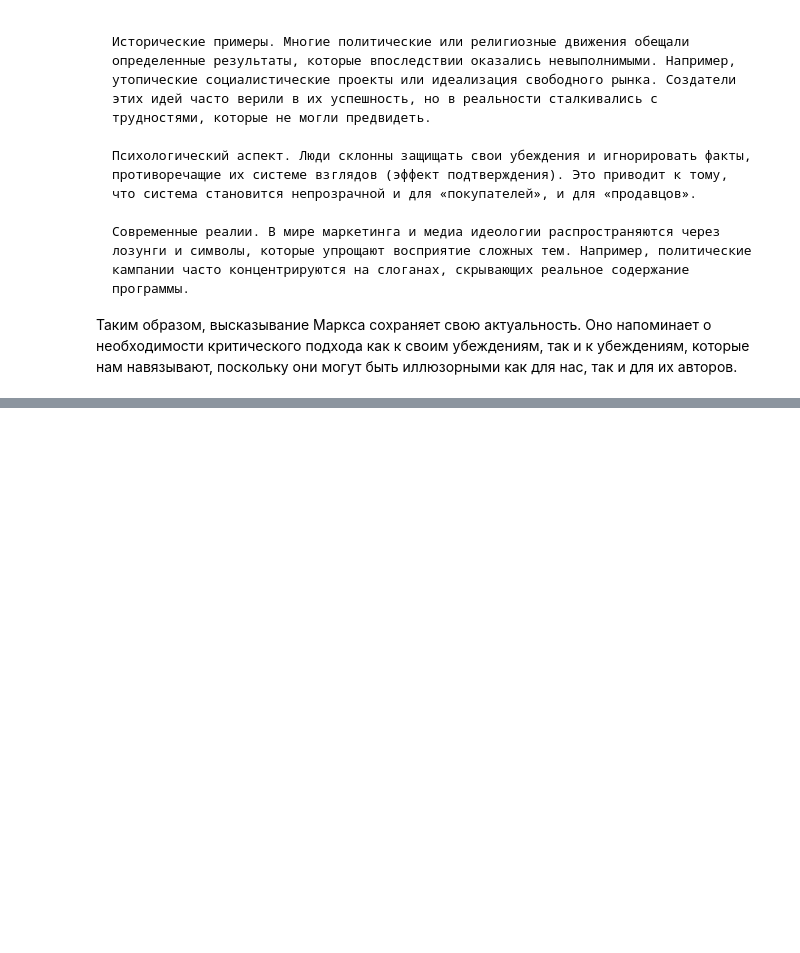
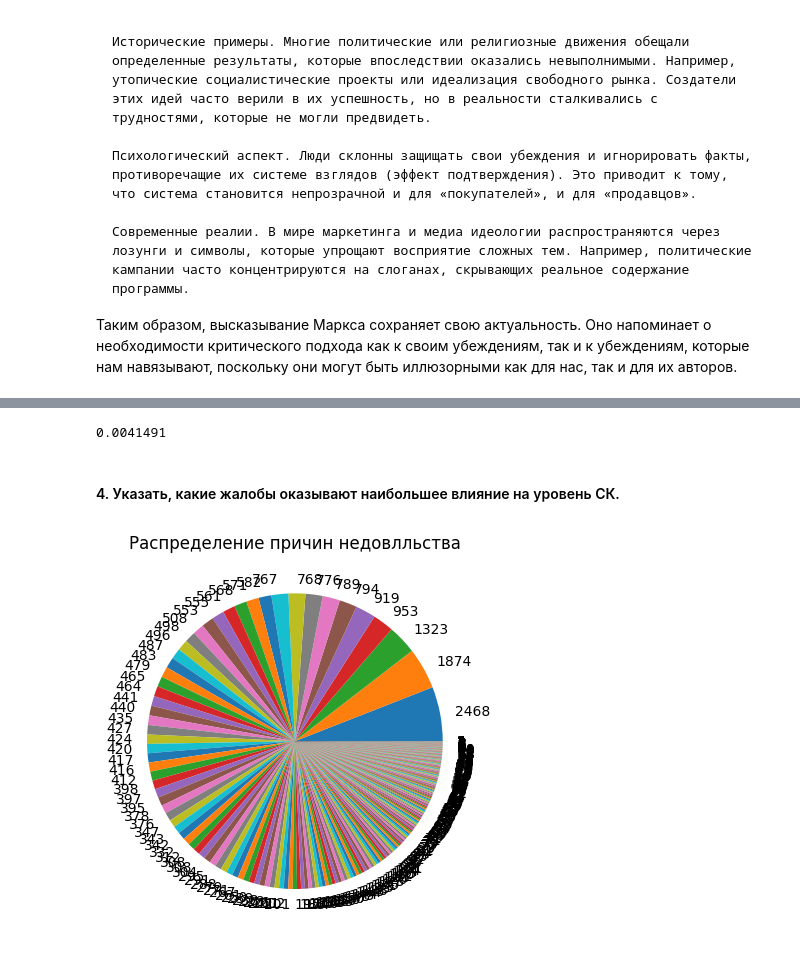
Before and after one commit to maxim-polyakov/Post_bank_task, a Jupyter notebook: Post_bank_task.ipynb, the cells around one changed output, grey strips where cells are left out. Cells and saved outputs as stored; diff of their text form; code cells hidden in the pictures; blank space fills up the shorter version.

```diff
--- a/Post_bank_task.ipynb
+++ b/Post_bank_task.ipynb
@@ -78,0 +204,3 @@
+# %%
+frames = [fdf, sdf, tdf]
+finaldf = pd.concat(frames)
@@ -78,0 +227,15 @@
+# %%
+ClaimRate
+# %% [output]
+0.0041491
+# %% [markdown]
+#### 4. Указать, какие жалобы оказывают наибольшее влияние на уровень СК.
+# %%
+x = finaldf['Причина недовольства']
+y = finaldf['Причина недовольства'].value_counts(normalize=False)
+# %%
+plt.pie(y, labels = y)
+plt.title("Распределение причин недовлльства")
+plt.show()
+# %% [output]
+[figure, added]
```
Also changed, not shown: parts of 47 cells of this notebook, 4 other files.
